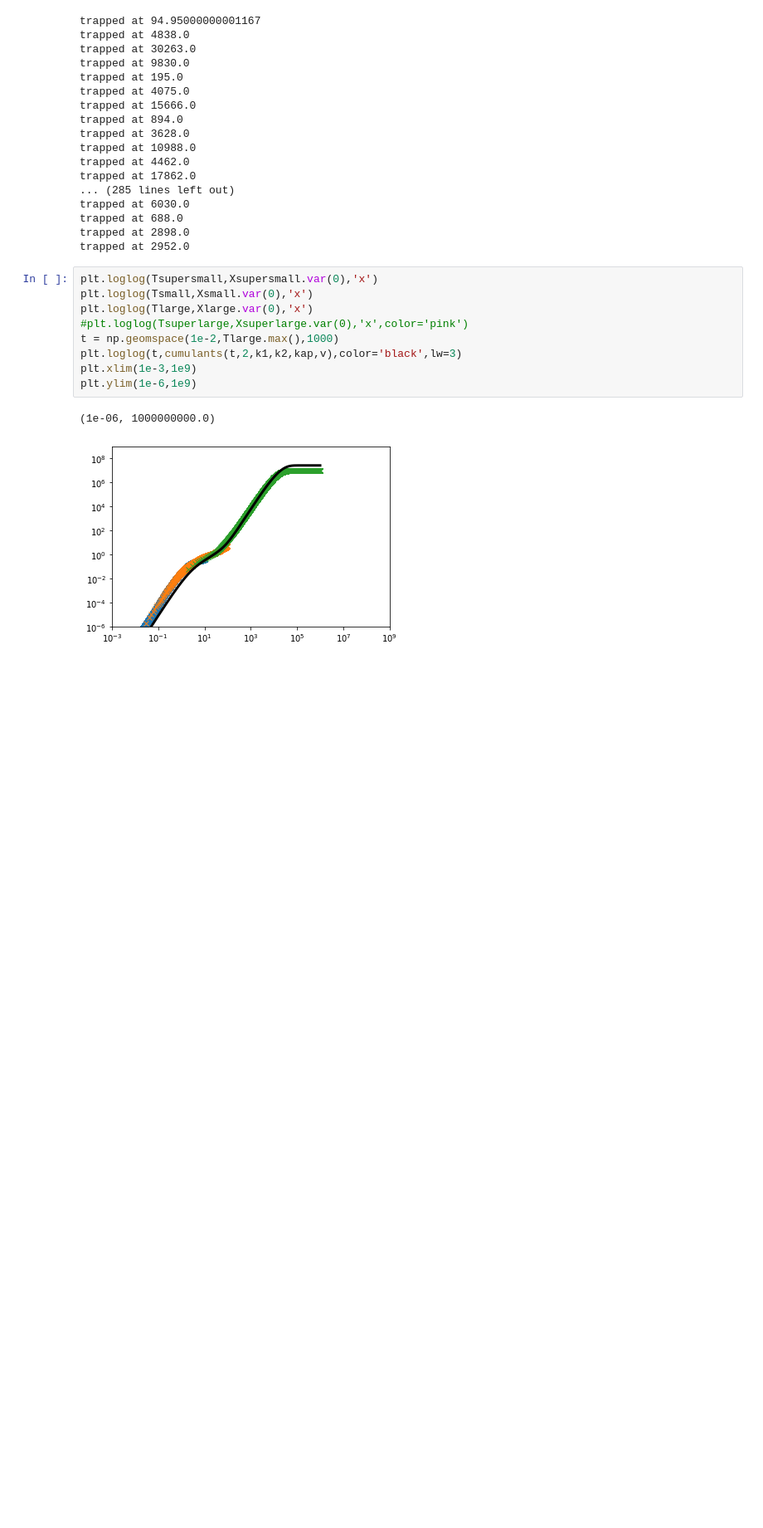
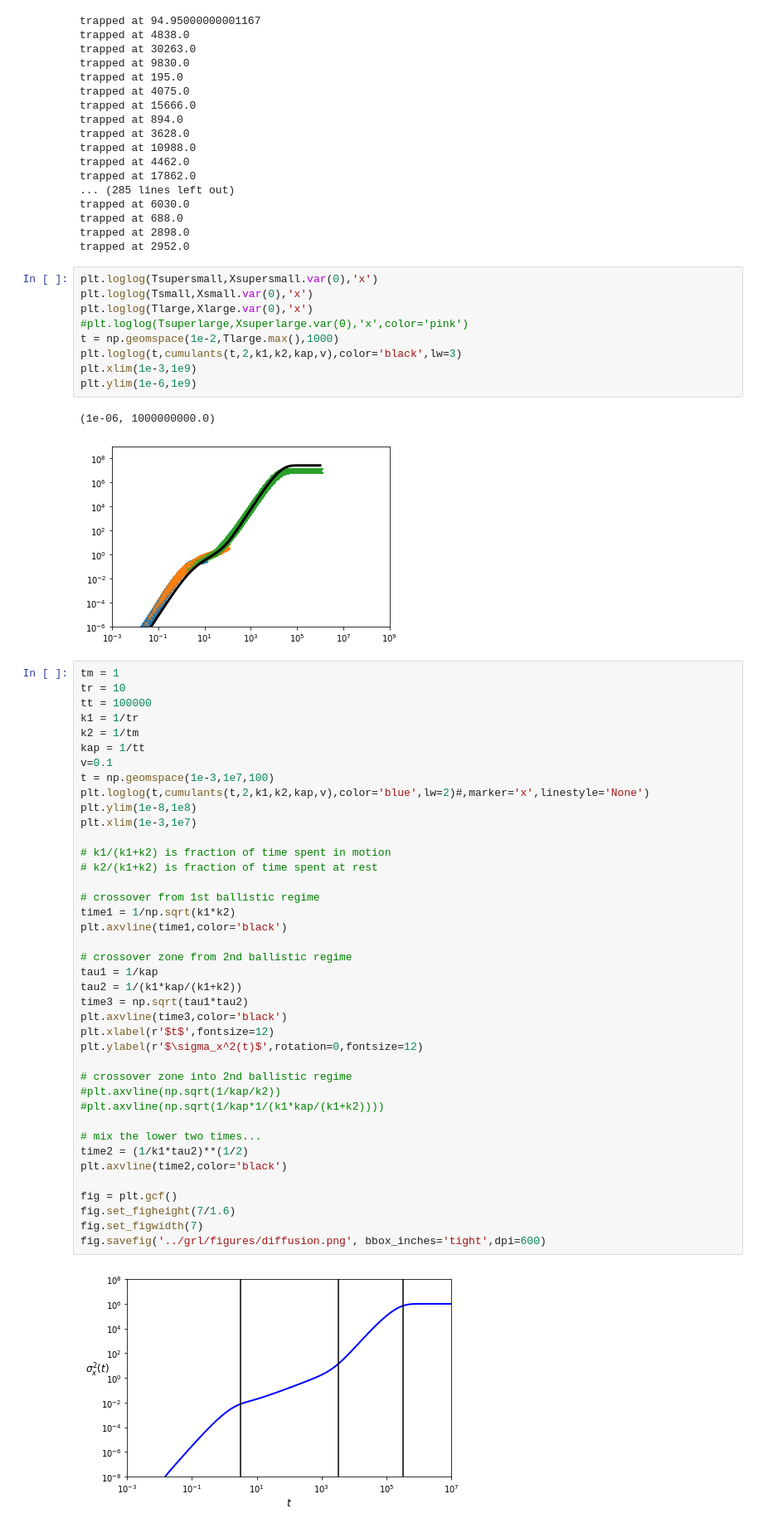
Before and after one commit to jkpierce/rw-diffu, a Jupyter notebook: code/trapping-model.ipynb, the cells around one changed output. Shown at 83% size. Saved outputs shown, nothing was run; the diff lists cells and outputs as text; blank space fills up the shorter version.

```diff
--- a/code/trapping-model.ipynb
+++ b/code/trapping-model.ipynb
@@ -143,3 +143,45 @@ plt.ylim(1e-6,1e9)
 # %% [output]
 (1e-06, 1000000000.0)
 [figure]
+# %%
+tm = 1
+tr = 10
+tt = 100000
+k1 = 1/tr
+k2 = 1/tm
+kap = 1/tt
+v=0.1
+t = np.geomspace(1e-3,1e7,100)
+plt.loglog(t,cumulants(t,2,k1,k2,kap,v),color='blue',lw=2)#,marker='x',linestyle='None')
+plt.ylim(1e-8,1e8)
+plt.xlim(1e-3,1e7)
+
+# k1/(k1+k2) is fraction of time spent in motion
+# k2/(k1+k2) is fraction of time spent at rest
+
+# crossover from 1st ballistic regime
+time1 = 1/np.sqrt(k1*k2)
+plt.axvline(time1,color='black')
+
+# crossover zone from 2nd ballistic regime
+tau1 = 1/kap
+tau2 = 1/(k1*kap/(k1+k2))
+time3 = np.sqrt(tau1*tau2)
+plt.axvline(time3,color='black')
+plt.xlabel(r'$t$',fontsize=12)
+plt.ylabel(r'$\sigma_x^2(t)$',rotation=0,fontsize=12)
+
+# crossover zone into 2nd ballistic regime
+#plt.axvline(np.sqrt(1/kap/k2))
+#plt.axvline(np.sqrt(1/kap*1/(k1*kap/(k1+k2))))
+
+# mix the lower two times...
+time2 = (1/k1*tau2)**(1/2)
+plt.axvline(time2,color='black')
+
+fig = plt.gcf()
+fig.set_figheight(7/1.6)
+fig.set_figwidth(7)
+fig.savefig('../grl/figures/diffusion.png', bbox_inches='tight',dpi=600)
+# %% [output]
+[figure, added]
```
Also changed, not shown: parts of 5 cells of this notebook, 8 other files.
